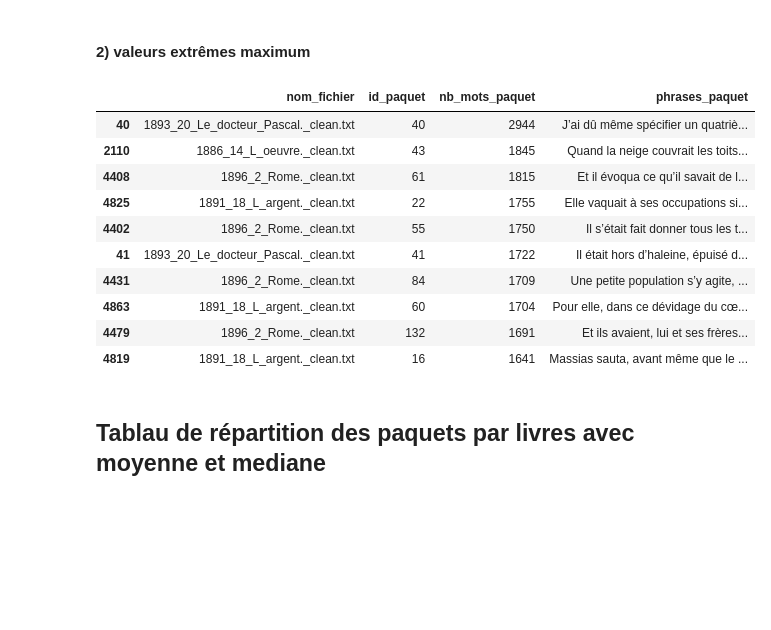
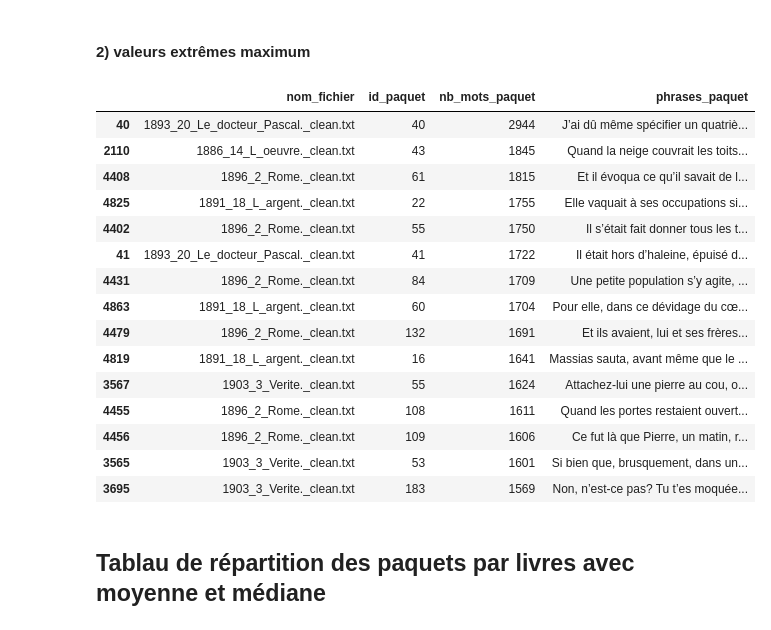
Before and after one commit to MorganRichard25/analyse_topic_zola, a Jupyter notebook: notebooks/00_statistique_sur_segment.ipynb, the cells around one changed output. Drawn from its saved outputs; the diff is of its cells as text; code cells hidden in the pictures; blank space fills up the shorter version.

```diff
--- a/notebooks/00_statistique_sur_segment.ipynb
+++ b/notebooks/00_statistique_sur_segment.ipynb
@@ -155,23 +159,28 @@ df_analyse.sort_values("nb_mots_paquet").head(10)[
 # %% [markdown]
 #### 2) valeurs extrêmes maximum
 # %%
-df_analyse.sort_values("nb_mots_paquet", ascending=False).head(10)[
+df_analyse.sort_values("nb_mots_paquet", ascending=False).head(15)[
     ["nom_fichier", "id_paquet", "nb_mots_paquet", "phrases_paquet"]
 ]
 # %% [output]
 |  | nom_fichier | id_paquet | nb_mots_paquet | phrases_paquet |
 | 40 | 1893_20_Le_docteur_Pascal._clean.txt | 40 | 2944 | J’ai dû même spécifier un quatriè... |
 | 2110 | 1886_14_L_oeuvre._clean.txt | 43 | 1845 | Quand la neige couvrait les toits... |
 | 4408 | 1896_2_Rome._clean.txt | 61 | 1815 | Et il évoqua ce qu’il savait de l... |
 | 4825 | 1891_18_L_argent._clean.txt | 22 | 1755 | Elle vaquait à ses occupations si... |
 | 4402 | 1896_2_Rome._clean.txt | 55 | 1750 | Il s’était fait donner tous les t... |
 | 41 | 1893_20_Le_docteur_Pascal._clean.txt | 41 | 1722 | Il était hors d’haleine, épuisé d... |
 | 4431 | 1896_2_Rome._clean.txt | 84 | 1709 | Une petite population s’y agite, ... |
 | 4863 | 1891_18_L_argent._clean.txt | 60 | 1704 | Pour elle, dans ce dévidage du cœ... |
 | 4479 | 1896_2_Rome._clean.txt | 132 | 1691 | Et ils avaient, lui et ses frères... |
 | 4819 | 1891_18_L_argent._clean.txt | 16 | 1641 | Massias sauta, avant même que le ... |
+| 3567 | 1903_3_Verite._clean.txt | 55 | 1624 | Attachez-lui une pierre au cou, o... |
+| 4455 | 1896_2_Rome._clean.txt | 108 | 1611 | Quand les portes restaient ouvert... |
+| 4456 | 1896_2_Rome._clean.txt | 109 | 1606 | Ce fut là que Pierre, un matin, r... |
+| 3565 | 1903_3_Verite._clean.txt | 53 | 1601 | Si bien que, brusquement, dans un... |
+| 3695 | 1903_3_Verite._clean.txt | 183 | 1569 | Non, n’est-ce pas? Tu t’es moquée... |
 # %% [markdown]
-## **Tablau de répartition des paquets par livres avec moyenne et mediane**
+## **Tablau de répartition des paquets par livres avec moyenne et médiane**
 # %%
 repartition_romans = (
     df_analyse
```
Also changed, not shown: parts of 5 cells of this notebook, 2 other files.
